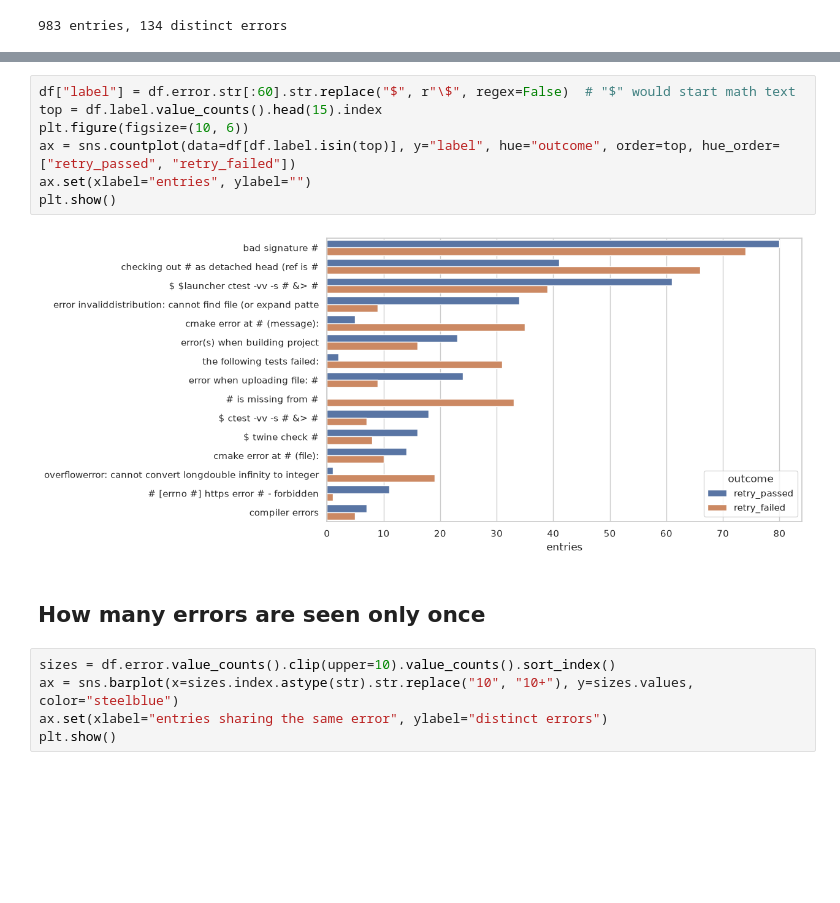
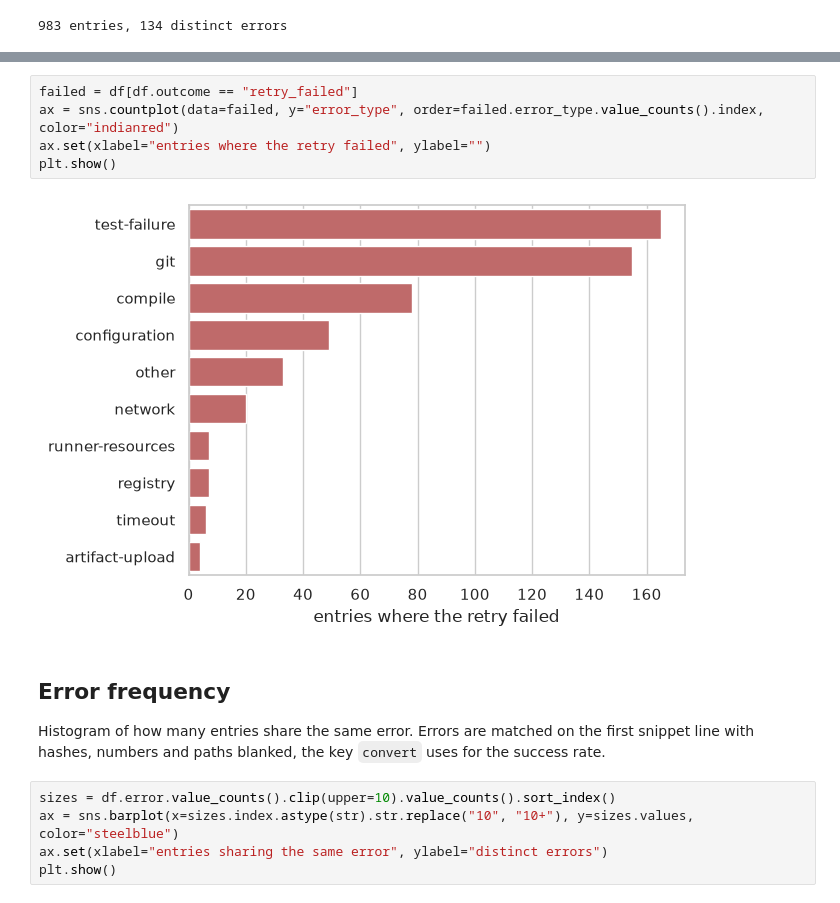
Before and after one commit to vicentebolea/vtk-pipelines-knowledge, a Jupyter notebook: explorations/error_frequency.ipynb, the cells around one changed output, grey strips where cells are left out. Saved outputs shown, nothing was run; the diff lists cells and outputs as text; blank space fills up the shorter version.

```diff
--- a/explorations/error_frequency.ipynb
+++ b/explorations/error_frequency.ipynb
@@ -32,14 +30,14 @@ Errors are matched on the first snippet line with numbers and paths blanked, the
-# %%
-df["label"] = df.error.str[:60].str.replace("$", r"\$", regex=False)  # "$" would start math text
-top = df.label.value_counts().head(15).index
-plt.figure(figsize=(10, 6))
-ax = sns.countplot(data=df[df.label.isin(top)], y="label", hue="outcome", order=top, hue_order=["retry_passed", "retry_failed"])
-ax.set(xlabel="entries", ylabel="")
-plt.show()
-# %% [output]
-[figure, removed]
+# %%
+failed = df[df.outcome == "retry_failed"]
+ax = sns.countplot(data=failed, y="error_type", order=failed.error_type.value_counts().index, color="indianred")
+ax.set(xlabel="entries where the retry failed", ylabel="")
+plt.show()
+# %% [output]
+[figure, added]
 # %% [markdown]
-## How many errors are seen only once
+## Error frequency
+
+Histogram of how many entries share the same error. Errors are matched on the first snippet line with hashes, numbers and paths blanked, the key `convert` uses for the success rate.
 # %%
 sizes = df.error.value_counts().clip(upper=10).value_counts().sort_index()
 ax = sns.barplot(x=sizes.index.astype(str).str.replace("10", "10+"), y=sizes.values, color="steelblue")
```
Also changed, not shown: parts of 9 cells of this notebook.
